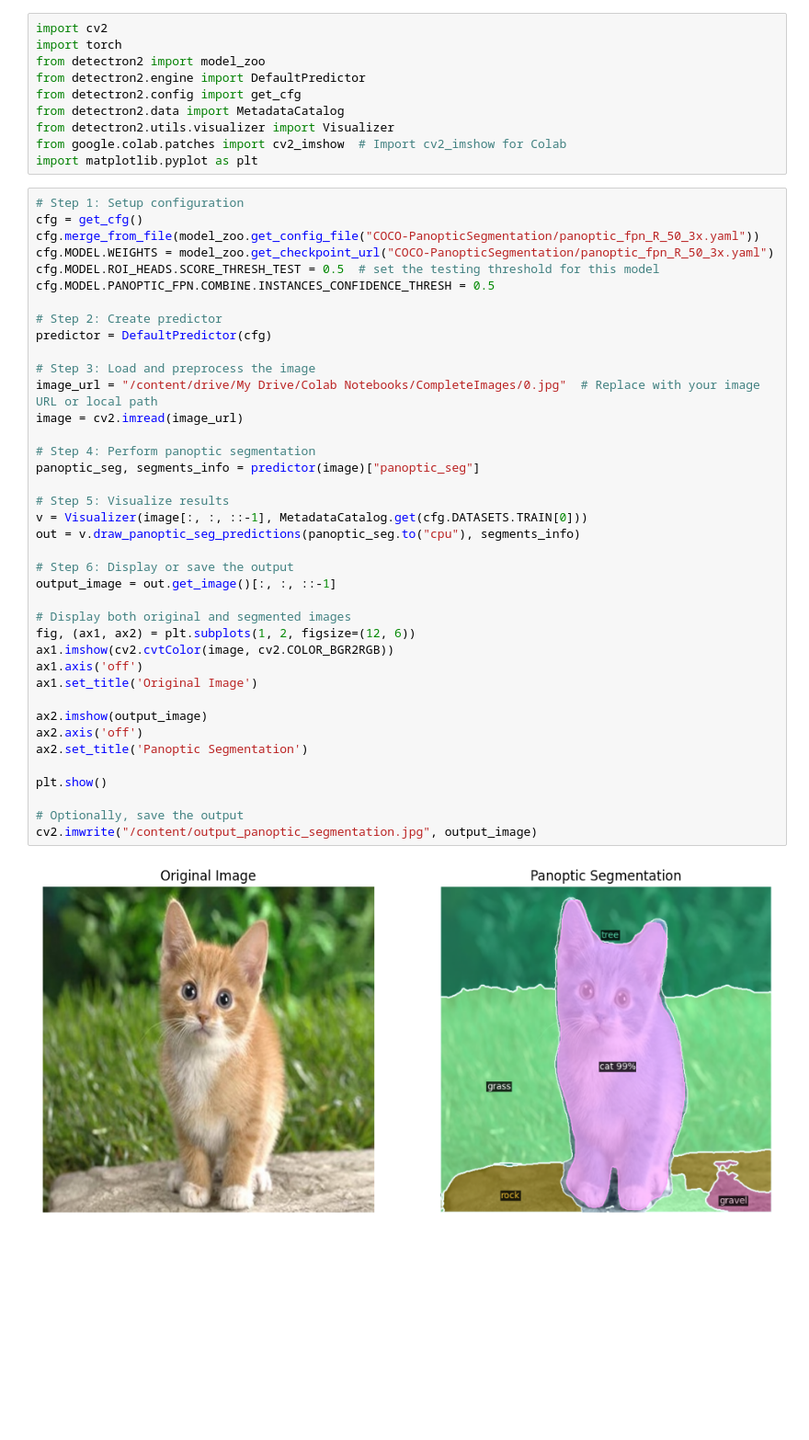
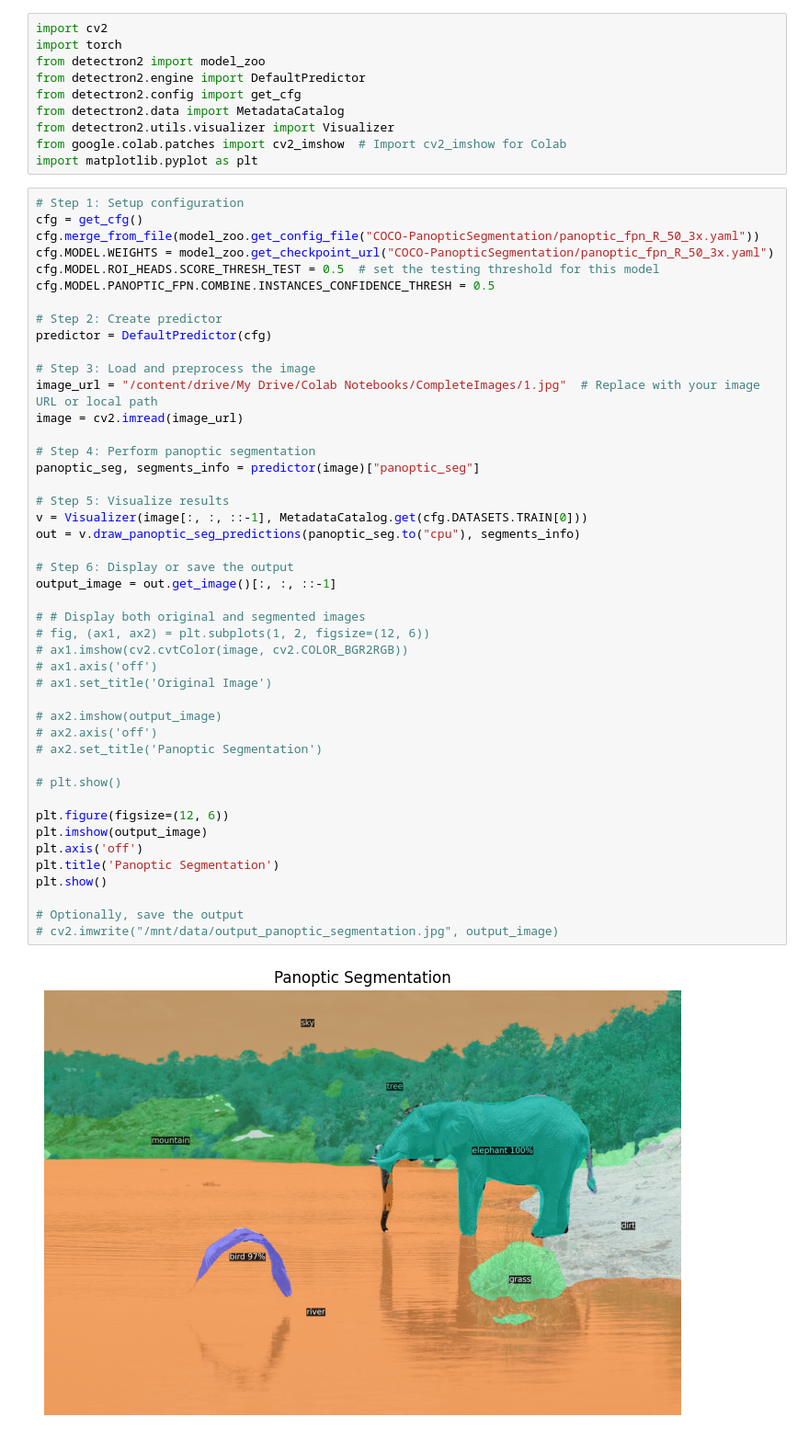
Before and after one commit to Fayzan-Ali-Akhtar/Stable-Diffusion-Summer-Proj, a Jupyter notebook: ImageSegmentation.ipynb, the cells around one changed output. Shown at 92% size. Cells and saved outputs as stored; diff of their text form; blank space fills up the shorter version.

```diff
--- a/ImageSegmentation.ipynb
+++ b/ImageSegmentation.ipynb
@@ -85,41 +85,47 @@ import matplotlib.pyplot as plt
 # %%
 # Step 1: Setup configuration
 cfg = get_cfg()
 cfg.merge_from_file(model_zoo.get_config_file("COCO-PanopticSegmentation/panoptic_fpn_R_50_3x.yaml"))
 cfg.MODEL.WEIGHTS = model_zoo.get_checkpoint_url("COCO-PanopticSegmentation/panoptic_fpn_R_50_3x.yaml")
 cfg.MODEL.ROI_HEADS.SCORE_THRESH_TEST = 0.5  # set the testing threshold for this model
 cfg.MODEL.PANOPTIC_FPN.COMBINE.INSTANCES_CONFIDENCE_THRESH = 0.5
 
 # Step 2: Create predictor
 predictor = DefaultPredictor(cfg)
 
 # Step 3: Load and preprocess the image
-image_url = "/content/drive/My Drive/Colab Notebooks/CompleteImages/0.jpg"  # Replace with your image URL or local path
+image_url = "/content/drive/My Drive/Colab Notebooks/CompleteImages/1.jpg"  # Replace with your image URL or local path
 image = cv2.imread(image_url)
 
 # Step 4: Perform panoptic segmentation
 panoptic_seg, segments_info = predictor(image)["panoptic_seg"]
 
 # Step 5: Visualize results
 v = Visualizer(image[:, :, ::-1], MetadataCatalog.get(cfg.DATASETS.TRAIN[0]))
 out = v.draw_panoptic_seg_predictions(panoptic_seg.to("cpu"), segments_info)
 
 # Step 6: Display or save the output
 output_image = out.get_image()[:, :, ::-1]
 
-# Display both original and segmented images
-fig, (ax1, ax2) = plt.subplots(1, 2, figsize=(12, 6))
-ax1.imshow(cv2.cvtColor(image, cv2.COLOR_BGR2RGB))
-ax1.axis('off')
-ax1.set_title('Original Image')
+# # Display both original and segmented images
+# fig, (ax1, ax2) = plt.subplots(1, 2, figsize=(12, 6))
+# ax1.imshow(cv2.cvtColor(image, cv2.COLOR_BGR2RGB))
+# ax1.axis('off')
+# ax1.set_title('Original Image')
 
-ax2.imshow(output_image)
-ax2.axis('off')
-ax2.set_title('Panoptic Segmentation')
+# ax2.imshow(output_image)
+# ax2.axis('off')
+# ax2.set_title('Panoptic Segmentation')
 
+# plt.show()
+
+plt.figure(figsize=(12, 6))
+plt.imshow(output_image)
+plt.axis('off')
+plt.title('Panoptic Segmentation')
 plt.show()
 
 # Optionally, save the output
-cv2.imwrite("/content/output_panoptic_segmentation.jpg", output_image)
+# cv2.imwrite("/mnt/data/output_panoptic_segmentation.jpg", output_image)
 # %% [output]
-[figure, old version]
+[figure, new version]
```
Also changed, not shown: parts of 3 cells of this notebook, 1 other file.
